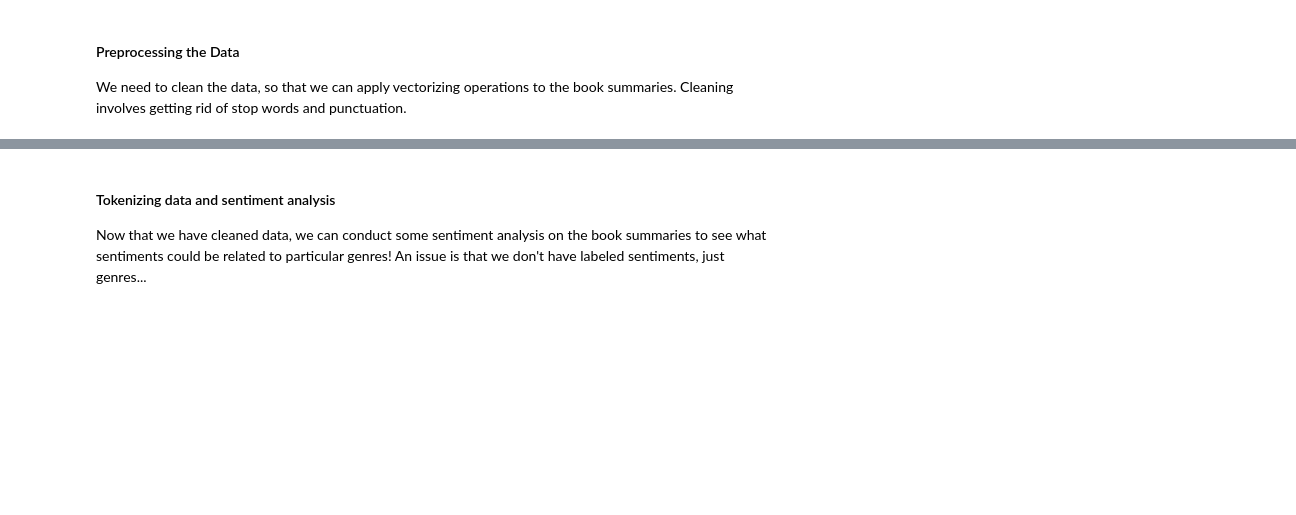
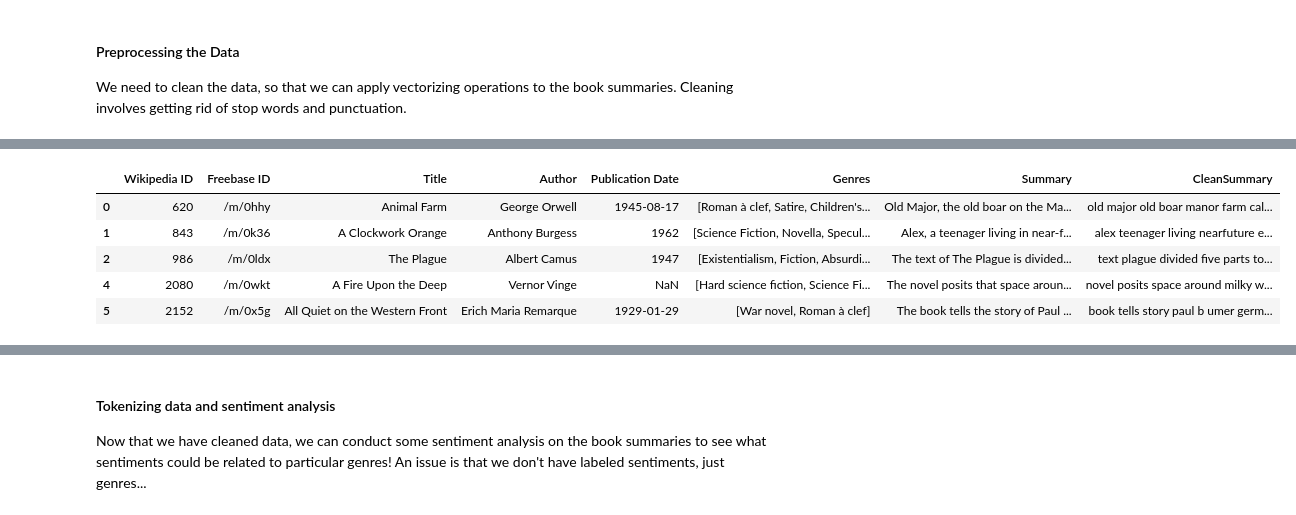
Before and after one commit to alexisechano/CS224N-Book-Summaries, a Jupyter notebook: preprocessing.ipynb, the cells around one changed output, grey strips where cells are left out. Drawn from its saved outputs; the diff is of its cells as text; code cells hidden in the pictures; blank space fills up the shorter version.

```diff
--- a/preprocessing.ipynb
+++ b/preprocessing.ipynb
@@ -134,0 +127,16 @@ df.head(5)
+# %%
+import json
+# drop empty genres and summaries
+# TODO: expand such that we keep these dropped genres for later
+df = df.dropna(subset=['Genres', 'Summary'])
+
+# get genres into a list
+df['Genres'] = df['Genres'].map(lambda genre : list(json.loads(str(genre)).values()))
+df.head(5)
+# %% [output]
+|  | Wikipedia ID | Freebase ID | Title | Author | Publication Date | Genres | Summary | CleanSummary |
+| 0 | 620 | /m/0hhy | Animal Farm | George Orwell | 1945-08-17 | [Roman à clef, Satire, Children's... | Old Major, the old boar on the Ma... | old major old boar manor farm cal... |
+| 1 | 843 | /m/0k36 | A Clockwork Orange | Anthony Burgess | 1962 | [Science Fiction, Novella, Specul... | Alex, a teenager living in near-f... | alex teenager living nearfuture e... |
+| 2 | 986 | /m/0ldx | The Plague | Albert Camus | 1947 | [Existentialism, Fiction, Absurdi... | The text of The Plague is divided... | text plague divided five parts to... |
+| 4 | 2080 | /m/0wkt | A Fire Upon the Deep | Vernor Vinge | NaN | [Hard science fiction, Science Fi... | The novel posits that space aroun... | novel posits space around milky w... |
+| 5 | 2152 | /m/0x5g | All Quiet on the Western Front | Erich Maria Remarque | 1929-01-29 | [War novel, Roman à clef] | The book tells the story of Paul ... | book tells story paul b umer germ... |
```
Also changed, not shown: parts of 8 cells of this notebook.
